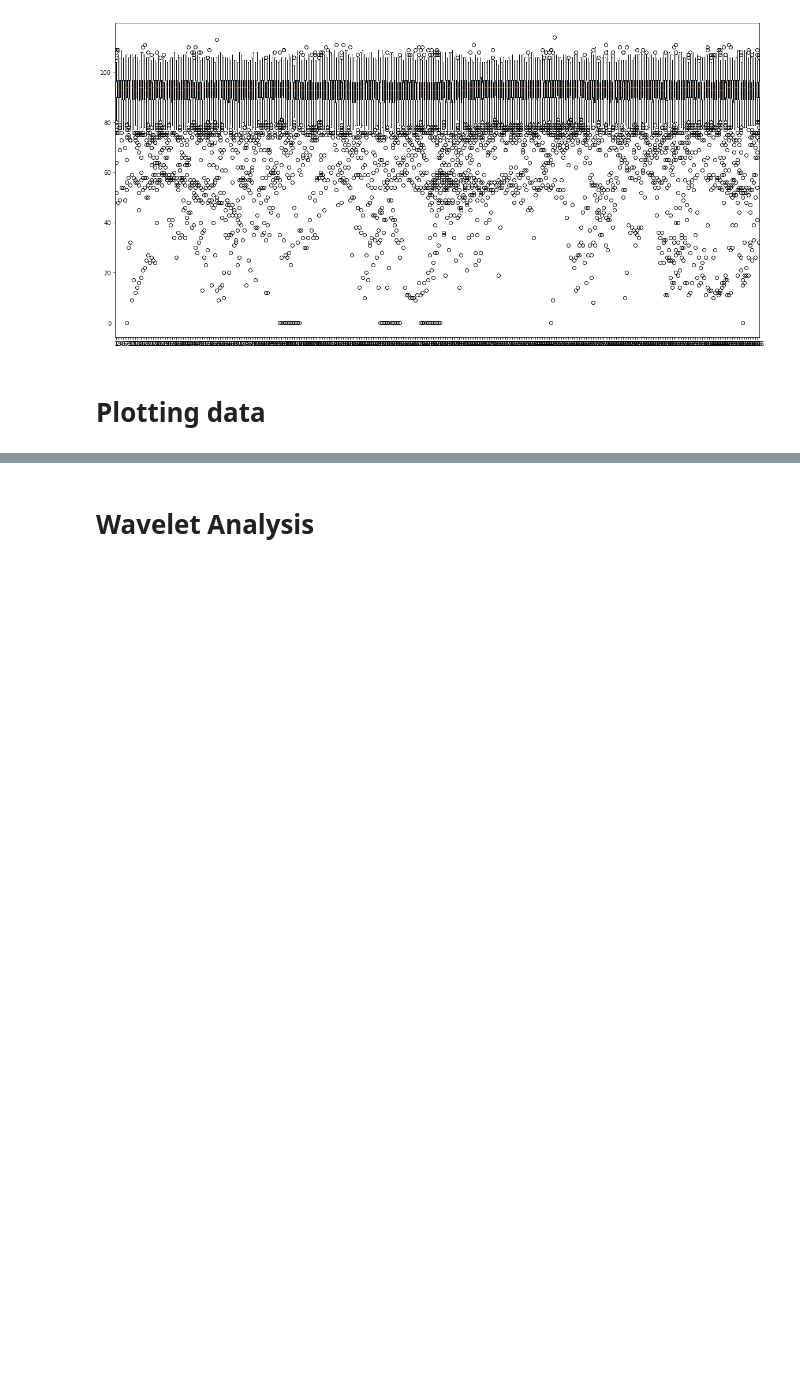
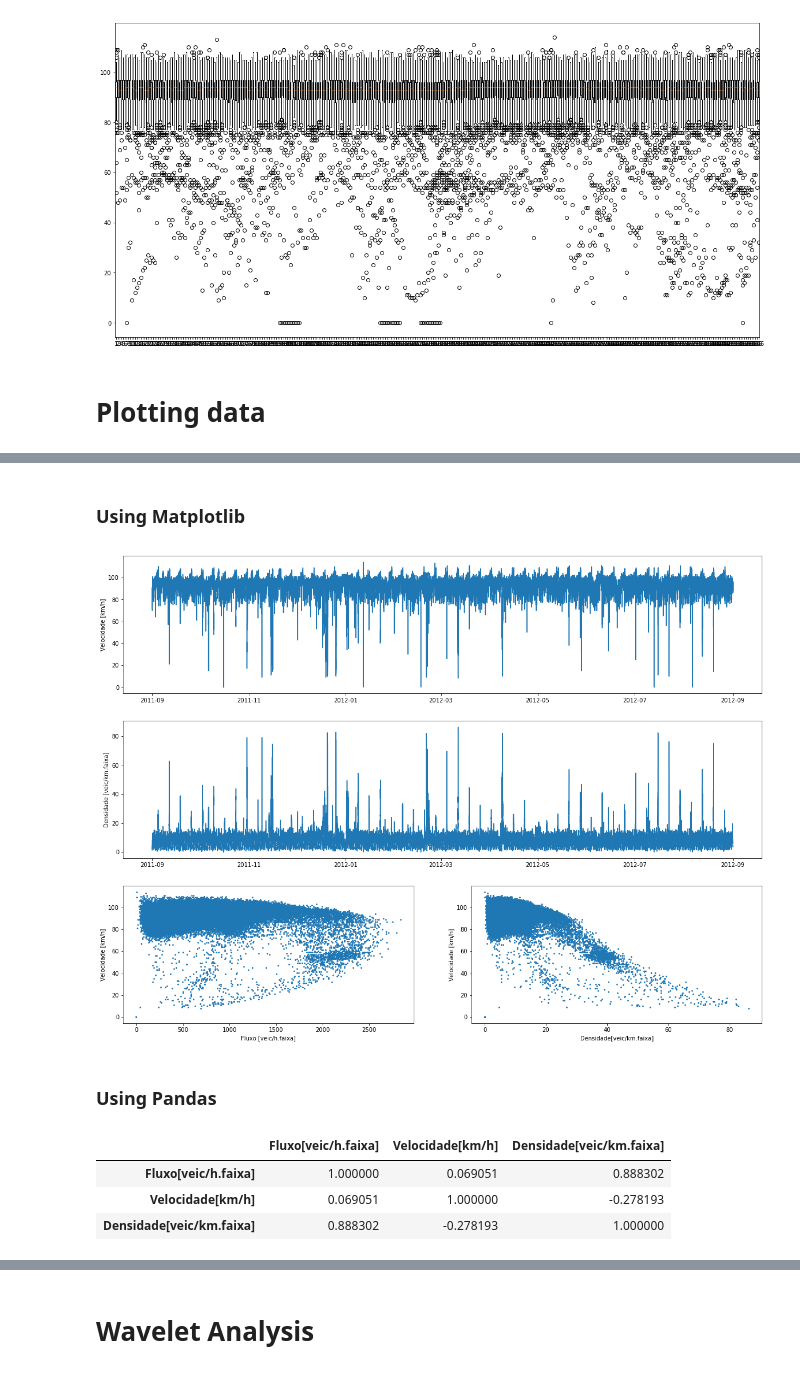
Before and after one commit to albnc/WaveletTrafficAnalysis, a Jupyter notebook: waveAnalysis.ipynb, the cells around one changed output, grey strips where cells are left out. Cells and saved outputs as stored; diff of their text form; code cells hidden in the pictures; blank space fills up the shorter version.

```diff
--- a/waveAnalysis.ipynb
+++ b/waveAnalysis.ipynb
@@ -182,0 +184,33 @@ g = sns.jointplot(data['Fluxo[veic/h.faixa]'], data['Velocidade[km/h]'], kind='s
+# %% [markdown]
+### Using Matplotlib
+# %%
+plt.figure(figsize=(20,15))
+
+ax1 = plt.subplot(3,2,(1,2))
+plt.plot(data['Velocidade[km/h]'])
+ax1.set(ylabel = 'Velocidade [km/h]')
+
+ax2=plt.subplot(3,2,(3,4))
+plt.plot(data['Densidade[veic/km.faixa]'])
+ax2.set(ylabel = 'Densidade [veic/km.faixa]')
+
+ax3 = plt.subplot(3,2,5)
+plt.scatter(data['Fluxo[veic/h.faixa]'], data['Velocidade[km/h]'], s=3)
+ax3.set(xlabel='Fluxo [veic/h.faixa]', ylabel = 'Velocidade [km/h]')
+
+ax4 = plt.subplot(3,2,6)
+plt.scatter(data['Densidade[veic/km.faixa]'], data['Velocidade[km/h]'], s=3 )
+ax4.set(xlabel='Densidade[veic/km.faixa]', ylabel='Velocidade [km/h]')
+
+plt.show()
+# %% [output]
+[figure, added]
+# %% [markdown]
+### Using Pandas
+# %%
+data.corr()
+# %% [output]
+|  | Fluxo[veic/h.faixa] | Velocidade[km/h] | Densidade[veic/km.faixa] |
+| Fluxo[veic/h.faixa] | 1.000000 | 0.069051 | 0.888302 |
+| Velocidade[km/h] | 0.069051 | 1.000000 | -0.278193 |
+| Densidade[veic/km.faixa] | 0.888302 | -0.278193 | 1.000000 |
```
Also changed, not shown: parts of 30 cells of this notebook, 1 other file.
